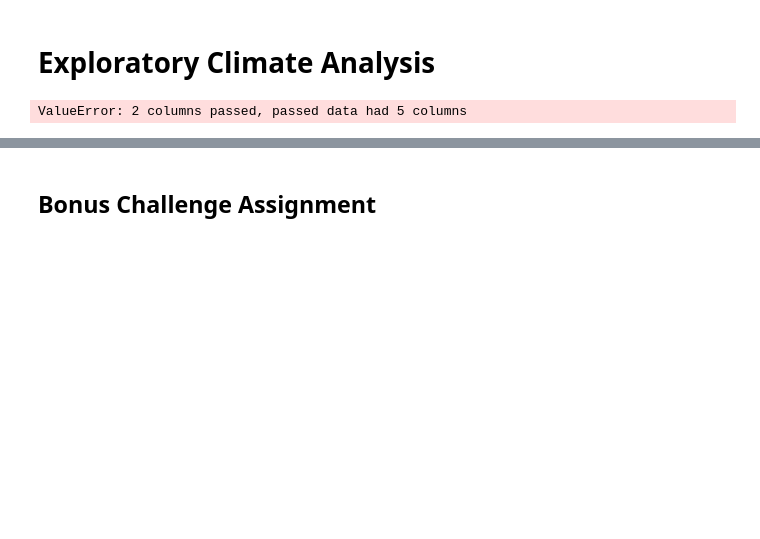
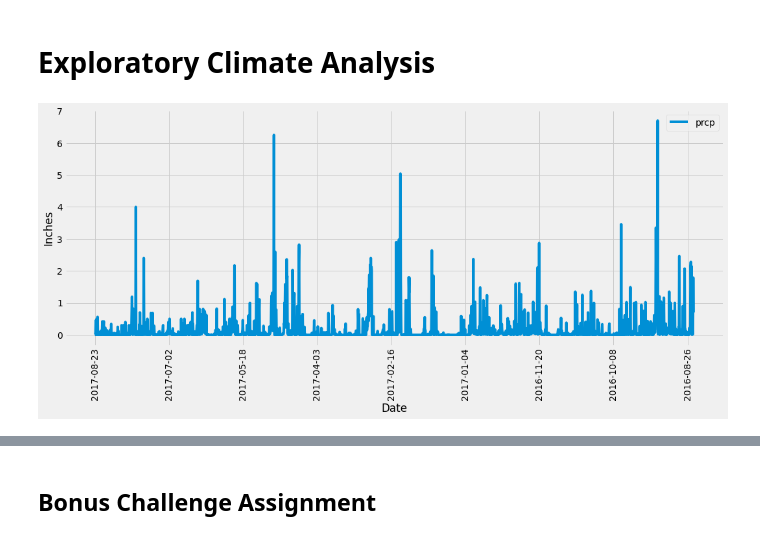
Before and after one commit to pmhu4242/sqlalchemy-challenge, a Jupyter notebook: Analysis/climate_starter copy.ipynb, the cells around one changed output, grey strips where cells are left out. Cells and saved outputs as stored; diff of their text form; code cells hidden in the pictures; blank space fills up the shorter version.

```diff
--- a/Analysis/climate_starter copy.ipynb
+++ b/Analysis/climate_starter copy.ipynb
@@ -17,7 +17,7 @@ from sqlalchemy.ext.automap import automap_base
 from sqlalchemy.orm import Session
 from sqlalchemy import create_engine, func, inspect
 # %%
-engine = create_engine("sqlite:///Resources/hawaii.sqlite")
+engine = create_engine("sqlite:///C:/Users/pmhu4/Documents/GitHub/sqlalchemy-challenge/Resources/hawaii.sqlite")
 # %%
 inspector = inspect(engine)
 inspector.get_table_names()
@@ -78,4 +95,15 @@ station_data
+# %%
+date = '2016-08-23'
+
+# sel = [measurement.date,
+#               measurement.prcp]
+
+# weather = for row in session.query(*sel).\
+#     filter(measurement.date >= date).all()
+
+# ptps = list(np.ravel(weather))
 # %%
-results = session.query(measurement.id, measurement.station, measurement.date, measurement.prcp, measurement.tobs).\
-    order_by(measurement.date.desc()).all()
-results
+# Save references to each table
+weather = session.query(measurement.date, measurement.prcp).\
+    filter(measurement.date >= date).order_by(measurement.date.desc()).all()
+weather
@@ -87,23 +131,31 @@ results
 # Exploratory Climate Analysis
 # %%
 # Design a query to retrieve the last 12 months of precipitation data and plot the results
-prcp_date = session.query(measurement.date, measurement.prcp).\
+weather_12 = pd.DataFrame(weather, columns=('date' , 'prcp'))
+weather_12.dropna (how='any', inplace=True)
 
+weather_12.head(25)
 
-
-date = [result[2] for result in results]
-prcp = [int(result[4]) for result in results]
-
+weather_12.set_index('date', inplace=True)
+weather_12.groupby('date')
+weather_12.head(30)
 # Calculate the date 1 year ago from the last data point in the database
 
 # Perform a query to retrieve the data and precipitation scores
 
 # Save the query results as a Pandas DataFrame and set the index to the date column
-prcp_date = pd.DataFrame(results, columns=['date', 'prcp'])
+# prcp_date = pd.DataFrame(results, columns=['date', 'prcp'])
 # prcp_date.set_index('date', inplace=True)
-prcp_date.head()
+# prcp_date.head()
 # Sort the dataframe by date
 
 # Use Pandas Plotting with Matplotlib to plot the data
+weather_12.plot.line(figsize=(15, 7))
+plt.ylabel("Inches")
+plt.xlabel("Date")
+plt.xticks(rotation=90)
+plt.tight_layout()
+plt.savefig("Line_plot")
+plt.show()
 # %% [output]
-ValueError: 2 columns passed, passed data had 5 columns
+[figure, added]
```
Also changed, not shown: parts of 12 cells of this notebook, 1 other file.
